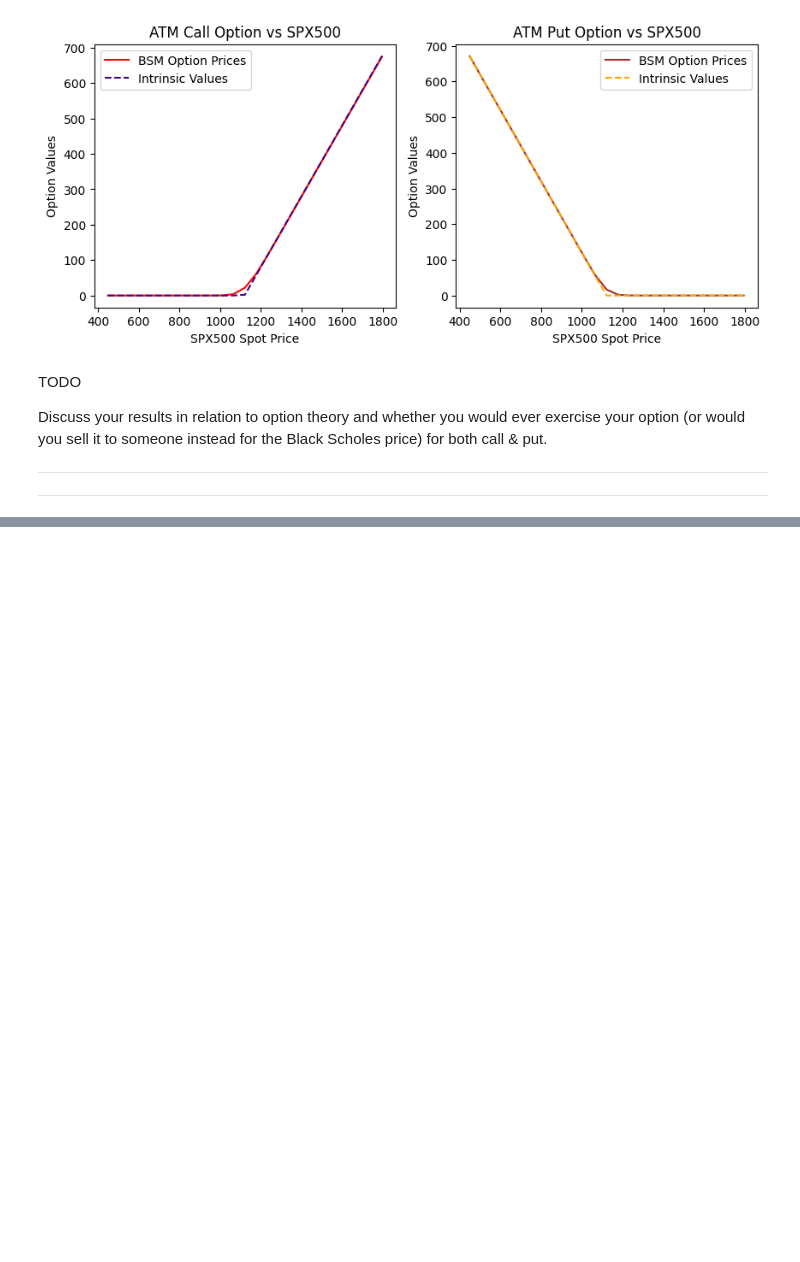
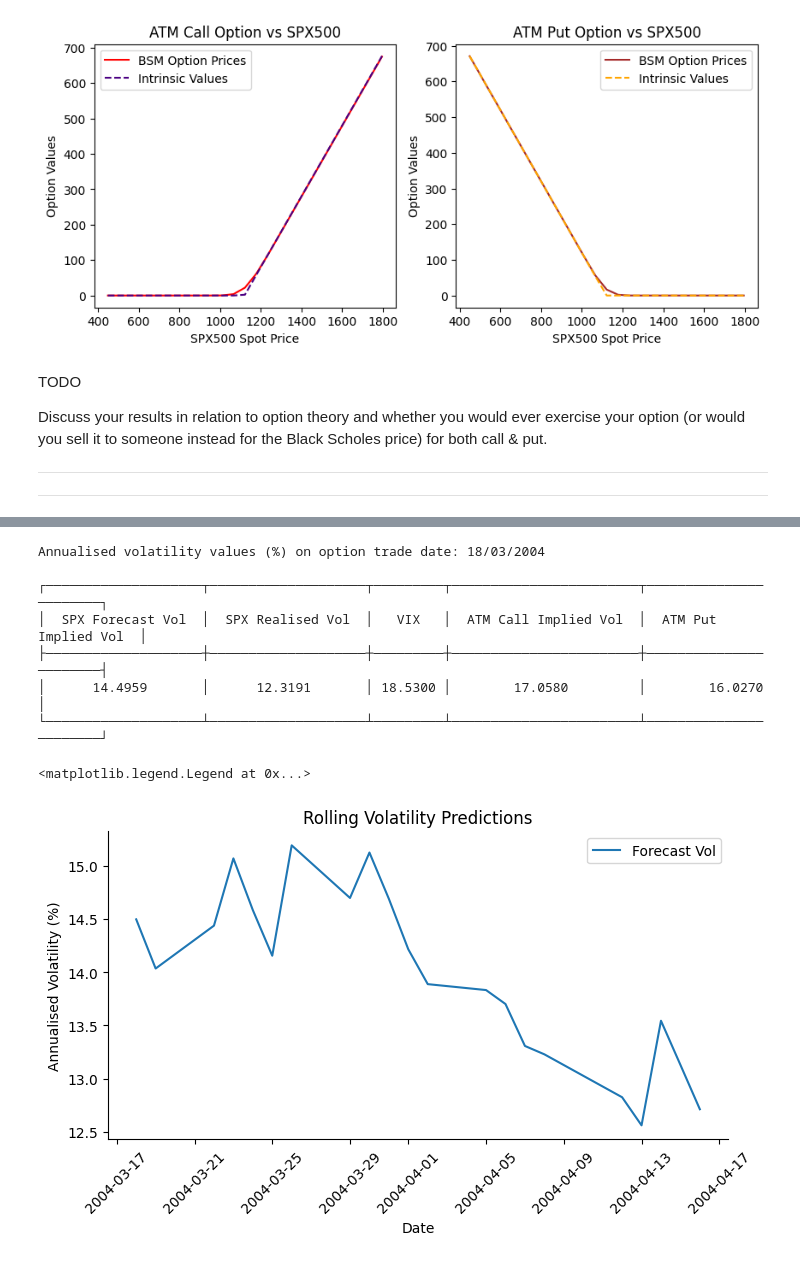
Before and after one commit to kuntojirohan/options-pricing-project, a Jupyter notebook: derivatives_assignment.ipynb, the cells around one changed output, grey strips where cells are left out. Drawn from its saved outputs; the diff is of its cells as text; code cells hidden in the pictures; blank space fills up the shorter version.

Commit message:
Q4 garch forecasts done

```diff
--- a/derivatives_assignment.ipynb
+++ b/derivatives_assignment.ipynb
@@ -431,0 +442,60 @@ Discuss your results in relation to option theory and whether you would ever exe
+# %%
+sampleSize = 3000
+# adjusted spx data with log returns
+q4SpxData = spxData.copy()
+q4SpxData['Return'] = q4SpxData['Adj Close'].pct_change() * 100
+q4SpxData['Log Return'] = (np.log(q4SpxData['Adj Close']) -
+                            np.log(q4SpxData['Adj Close'].shift(1))) * 100 # rescale to facilitate optimisation
+q4SpxData.dropna(inplace=True)
+q4SpxData.reset_index(inplace=True, drop=True)
+q4SpxData.set_index('Date', inplace=True, drop=True)
+
+# Calculate volatility (realised) of SPX over the option time to expiry
+volRealisedDaily = q4SpxData[q4SpxData.index >= tradeDate]['Return'].std() # daily
+volRealisedAnnual = np.sqrt(252) * volRealisedDaily # annualised
+
+# forecast volatility of SPX over option time to expiry using GARCH(1,1) model
+rolling_predictions = []
+test_size = 21
+for i in range(test_size):
+    train = q4SpxData['Return'][-(sampleSize + test_size):-(test_size-i)]
+    gModel = arch_model(train, p = 1, q = 1,
+                      mean = 'constant', vol = 'GARCH', dist = 'normal', rescale=True)
+    res = gModel.fit(disp='off')
+    scale = res.scale
+    pred = res.forecast(horizon=1, reindex=True)
+    rolling_predictions.append(np.sqrt(pred.variance.values[-1,:][0]/np.power(scale, 2)) * np.sqrt(252))
+volForecast = pd.Series(rolling_predictions, index=q4SpxData.index[-test_size:])
+
+# Fetch VIX value on trade date
+vixData = pd.read_csv("input resources/VIX.csv")
+vixData['Date'] = pd.to_datetime(vixData['Date'], infer_datetime_format=True, format='%d/%m/%Y')
+vixValue = vixData[vixData.Date == tradeDate]['Adj Close'].item()
+
+print('Annualised volatility values (%) on option trade date: ' + tradeDate.strftime("%d/%m/%Y") + ' \n\n'
+      + str(tabulate([[volForecast[0], volRealisedAnnual, vixValue,
+                       callAtmData['Implied Vol'] * 100, putAtmData['Implied Vol'] * 100]],
+                     headers = ['SPX Forecast Vol', 'SPX Realised Vol', 'VIX', 'ATM Call Implied Vol',
+                                'ATM Put Implied Vol'],
+               tablefmt = 'simple_grid', stralign='center', numalign='center', floatfmt=".4f")))
+
+
+fig,ax = plt.subplots(figsize=(8,4))
+ax.spines[['top','right']].set_visible(False)
+# plt.plot(q4SpxData['Return'][-100:], label='Return')
+plt.plot(volForecast, label='Forecast Vol')
+plt.title('Rolling Volatility Predictions')
+plt.xlabel('Date')
+plt.xticks(rotation=45)
+plt.ylabel('Annualised Volatility (%)')
+plt.legend()
+# %% [output]
+Annualised volatility values (%) on option trade date: 18/03/2004
+
+┌────────────────────┬────────────────────┬─────────┬────────────────────────┬───────────────────────┐
+│  SPX Forecast Vol  │  SPX Realised Vol  │   VIX   │  ATM Call Implied Vol  │  ATM Put Implied Vol  │
+├────────────────────┼────────────────────┼─────────┼────────────────────────┼───────────────────────┤
+│      14.4959       │      12.3191       │ 18.5300 │        17.0580         │        16.0270        │
+└────────────────────┴────────────────────┴─────────┴────────────────────────┴───────────────────────┘
+<matplotlib.legend.Legend at 0x...>
+[figure, added]
```
Also changed, not shown: parts of 17 cells of this notebook, 5 other files.
